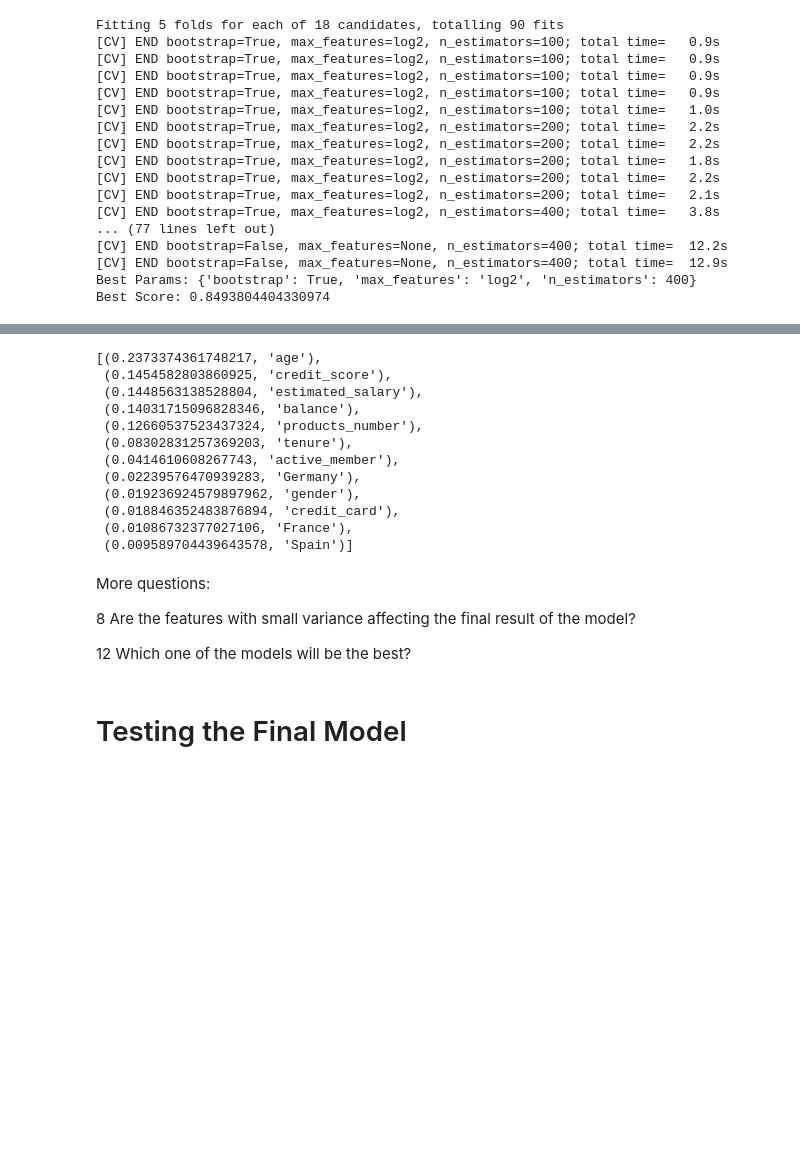
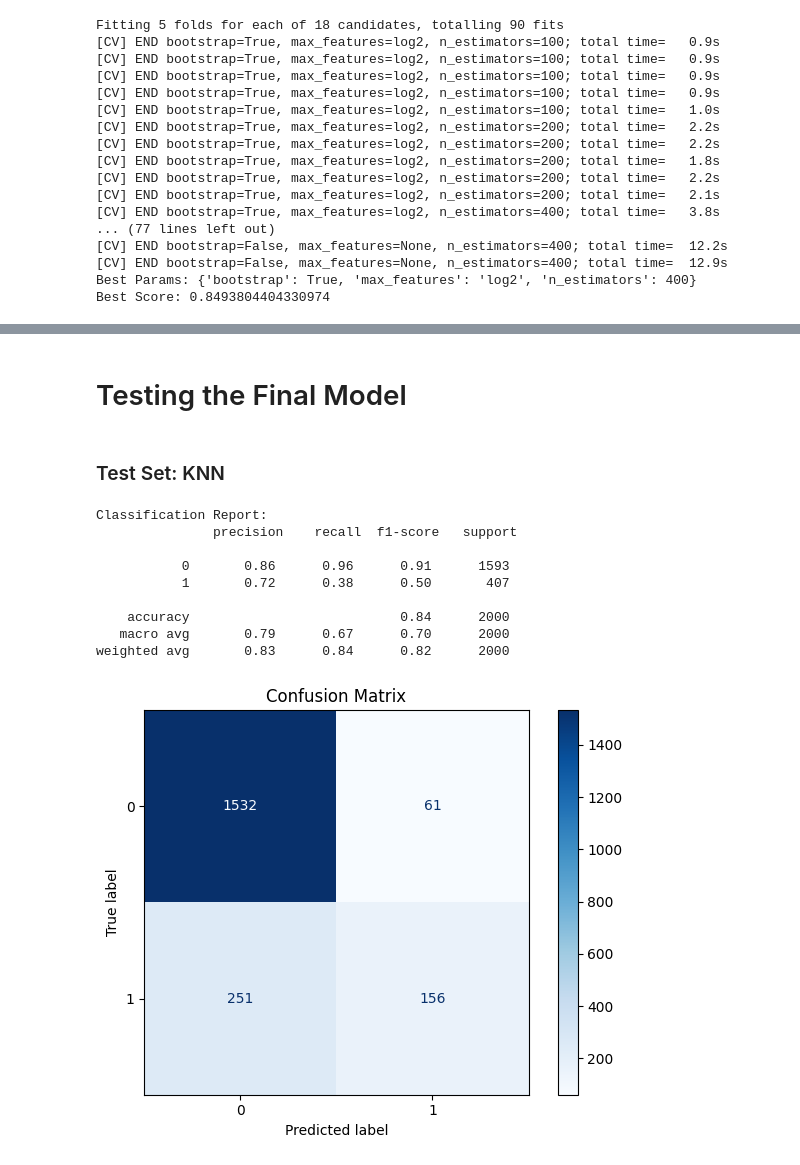
Before and after one commit to EitanKats/ML-project, a Jupyter notebook: Bank Churn.ipynb, the cells around one changed output, grey strips where cells are left out. Cells and saved outputs as stored; diff of their text form; code cells hidden in the pictures; blank space fills up the shorter version.

Commit message:
Add code for testing the final models

```diff
--- a/Bank Churn.ipynb
+++ b/Bank Churn.ipynb
@@ -790,32 +775,24 @@ Name: remainder__churn, dtype: float64
-# %%
-# pair the feature names with the random forest feature importance values
-feature_importance = forest.feature_importances_
-one_hot_encoder = pipeline.named_transformers_['one-hot']
-one_hot_attribs = list(one_hot_encoder.categories_[0])
-features = NUMERICAL_FEATURES + one_hot_attribs + BIN_CAT_FEATURES
-sorted(zip(feature_importance, features), reverse=True)
-# %% [output]
-[(0.2373374361748217, 'age'),
- (0.1454582803860925, 'credit_score'),
- (0.1448563138528804, 'estimated_salary'),
- (0.14031715096828346, 'balance'),
- (0.12660537523437324, 'products_number'),
- (0.08302831257369203, 'tenure'),
- (0.0414610608267743, 'active_member'),
- (0.02239576470939283, 'Germany'),
- (0.019236924579897962, 'gender'),
- (0.018846352483876894, 'credit_card'),
- (0.01086732377027106, 'France'),
- (0.009589704439643578, 'Spain')]
-# %% [markdown]
-More questions:
-
-8 Are the features with small variance affecting the final result of the model?
-
-12 Which one of the models will be the best?
 # %% [markdown]
 # Testing the Final Model
 # %%
-
 X_test = test_set.drop('churn', axis=1)
 y_test = test_set['churn'].copy()
+
+X_test_prepared = pipeline.transform(X_test)
+# %% [markdown]
+### Test Set: KNN
+# %%
+knn_final = knn_grid_cv.best_estimator_
+knn_final_pred = knn_final.predict(X_test_prepared)
+display_evaluation(knn_final, X_test_prepared, y_test, knn_final_pred)
+# %% [output]
+Classification Report:
+               precision    recall  f1-score   support
+
+           0       0.86      0.96      0.91      1593
+           1       0.72      0.38      0.50       407
+
+    accuracy                           0.84      2000
+   macro avg       0.79      0.67      0.70      2000
+weighted avg       0.83      0.84      0.82      2000
+[figure, added]
```
Also changed, not shown: parts of 10 cells of this notebook.
